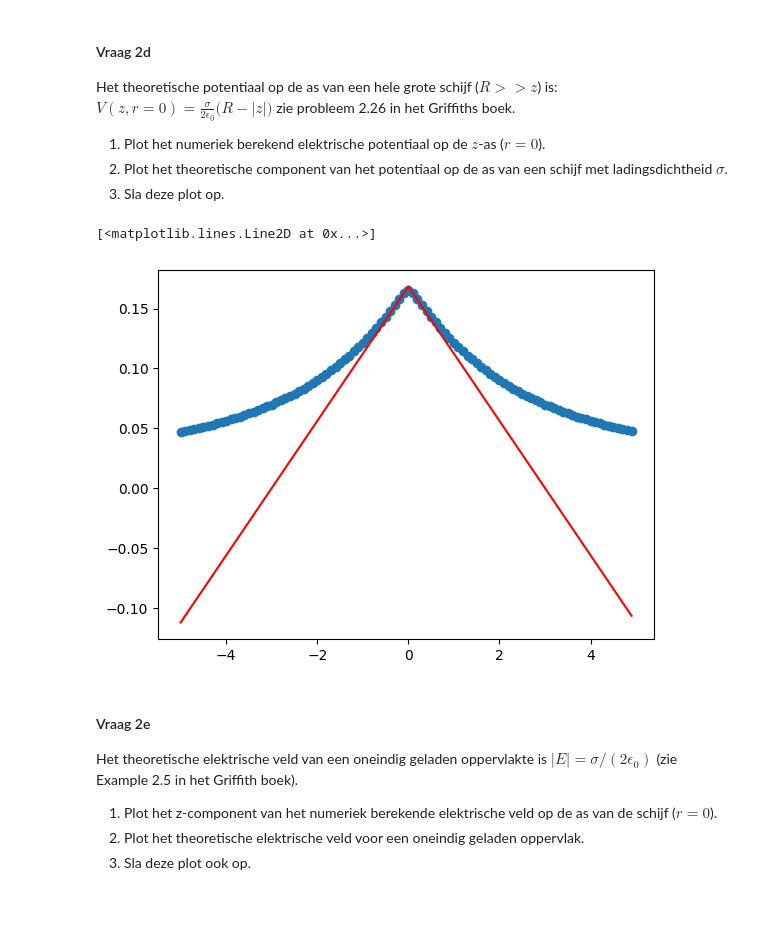
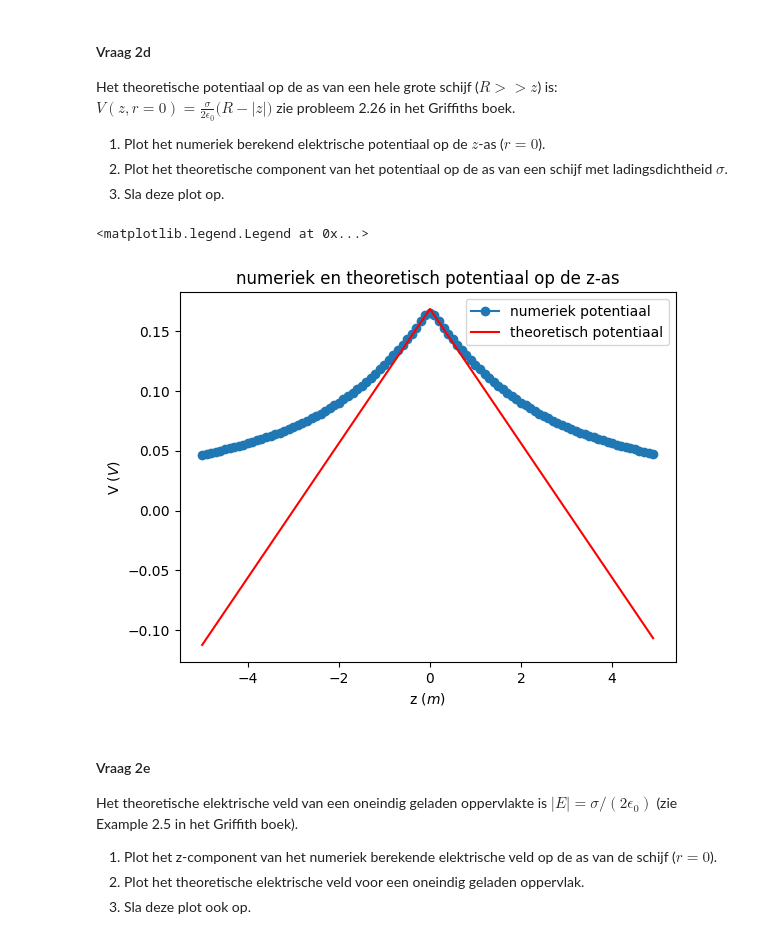
Before and after one commit to ErikvdBerkmortel/DEF-repository, a Jupyter notebook: DigitaleOntwerpopdrachten/1CondensatorOpdracht/CondensatorOntwerpopdracht.ipynb, the cells around one changed output. Drawn from its saved outputs; the diff is of its cells as text; code cells hidden in the pictures; blank space fills up the shorter version.

```diff
--- a/DigitaleOntwerpopdrachten/1CondensatorOpdracht/CondensatorOntwerpopdracht.ipynb
+++ b/DigitaleOntwerpopdrachten/1CondensatorOpdracht/CondensatorOntwerpopdracht.ipynb
@@ -238,14 +238,19 @@ zie probleem 2.26 in het Griffiths boek.
 # %%
 sigma = total_charge/(np.pi*disk_radius**2)
 
 theo_pot = ((sigma/(2*epsilon0))*(disk_radius - abs(z))) # potentiaal op r = 0
 
 plt.figure()
+plt.title("numeriek en theoretisch potentiaal op de z-as")
 plt.plot(z, V[:,0], "o-", label="numeriek potentiaal")
 plt.plot(z, theo_pot, "r-", label="theoretisch potentiaal")
+plt.savefig("potentiaal_grote_schijf_straal3.png")
+plt.xlabel("z ($m$)")
+plt.ylabel("V ($V$)")
+plt.legend()
 # %% [output]
-[<matplotlib.lines.Line2D at 0x...>]
+<matplotlib.legend.Legend at 0x...>
-[figure, old version]
+[figure, new version]
 # %% [markdown]
 #### Vraag 2e
 
```
Also changed, not shown: parts of 7 cells of this notebook, 11 other files.
